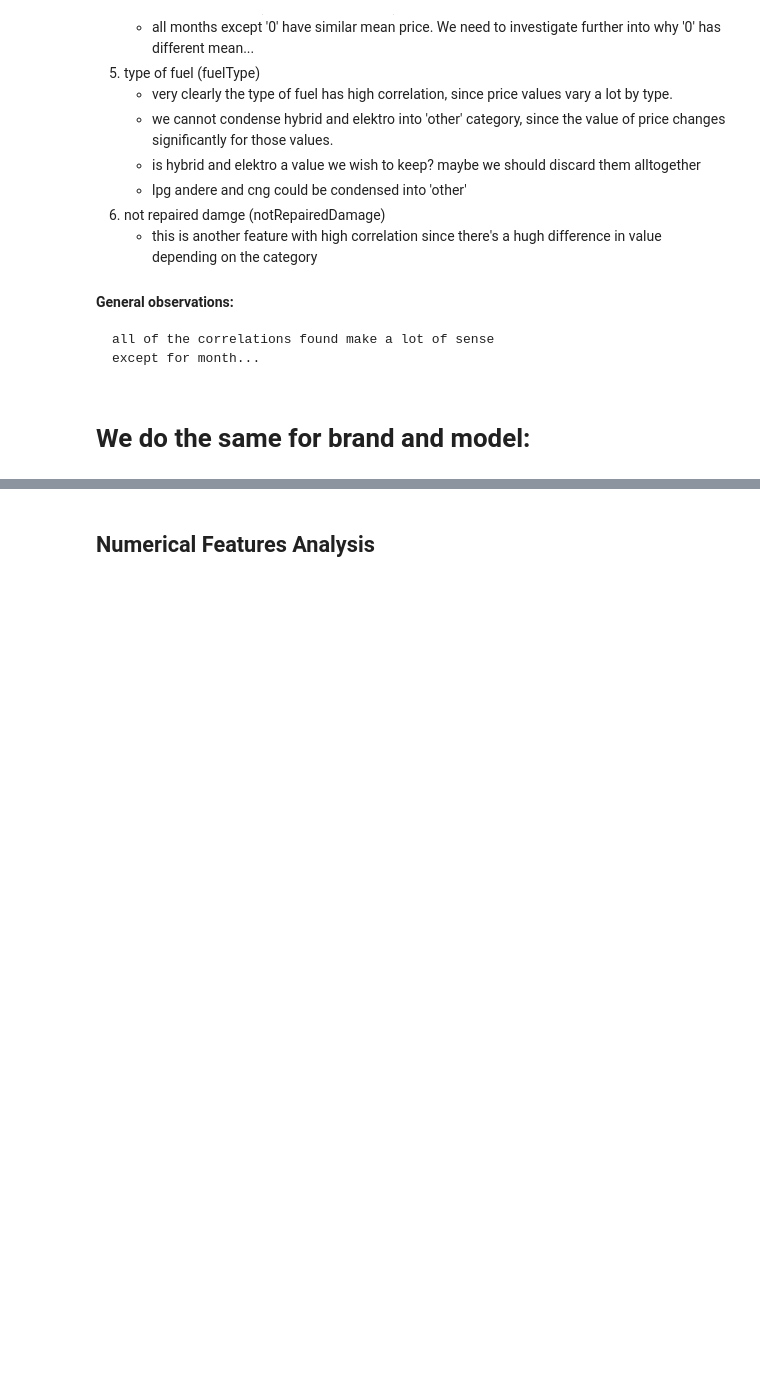
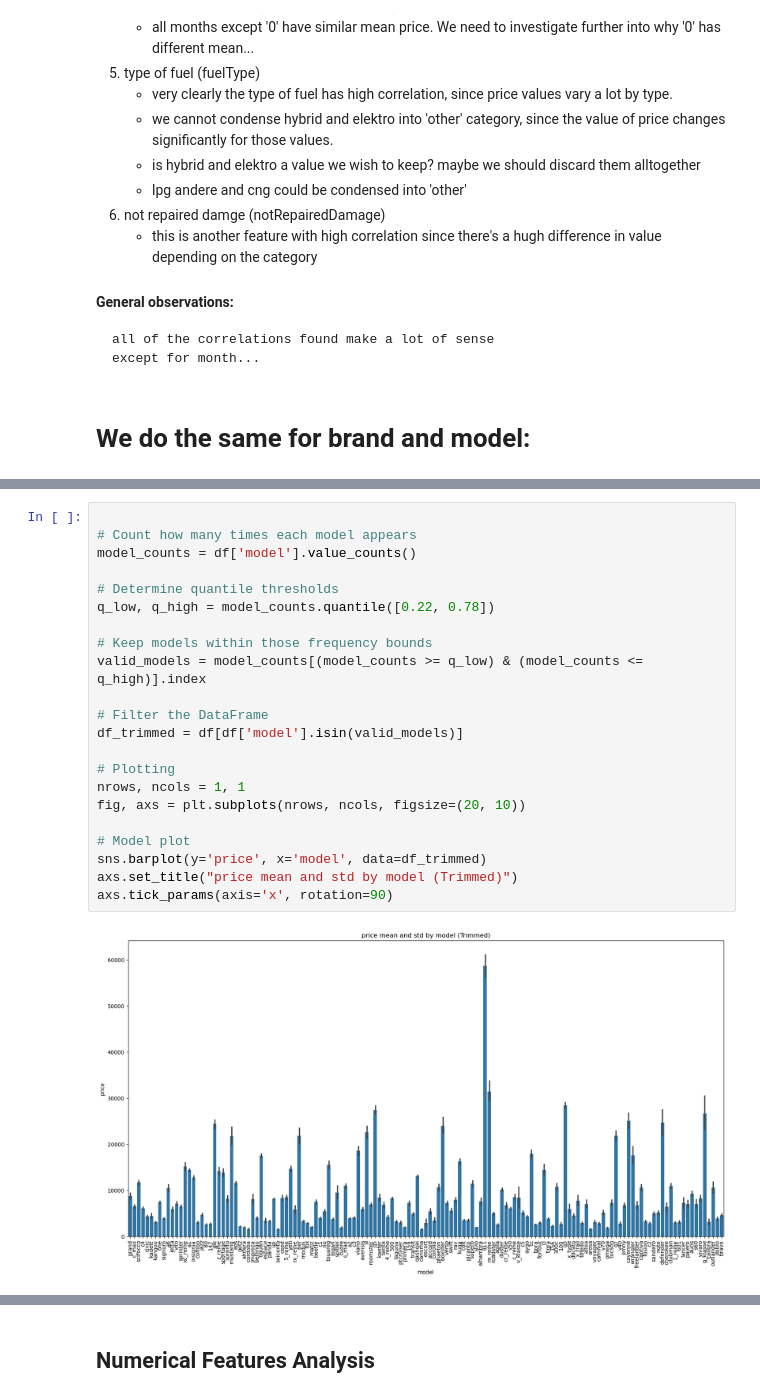
Before and after one commit to hadjoullis/epl448, a Jupyter notebook: demo.ipynb, the cells around one changed output, grey strips where cells are left out. Drawn from its saved outputs; the diff is of its cells as text; blank space fills up the shorter version.

```diff
--- a/demo.ipynb
+++ b/demo.ipynb
@@ -572,3 +572,27 @@ axs[1].tick_params(axis='x', rotation=90)
+# %%
+
+# Count how many times each model appears
+model_counts = df['model'].value_counts()
+
+# Determine quantile thresholds
+q_low, q_high = model_counts.quantile([0.22, 0.78])
+
+# Keep models within those frequency bounds
+valid_models = model_counts[(model_counts >= q_low) & (model_counts <= q_high)].index
+
+# Filter the DataFrame
+df_trimmed = df[df['model'].isin(valid_models)]
+
+# Plotting
+nrows, ncols = 1, 1
+fig, axs = plt.subplots(nrows, ncols, figsize=(20, 10))
+
+# Model plot
+sns.barplot(y='price', x='model', data=df_trimmed)
+axs.set_title("price mean and std by model (Trimmed)")
+axs.tick_params(axis='x', rotation=90)
+# %% [output]
+[figure, added]
 # %% [markdown]
 * model:
    * we can see very clearly that there's a high correlation between model and price
```
Also changed, not shown: parts of 8 cells of this notebook.
